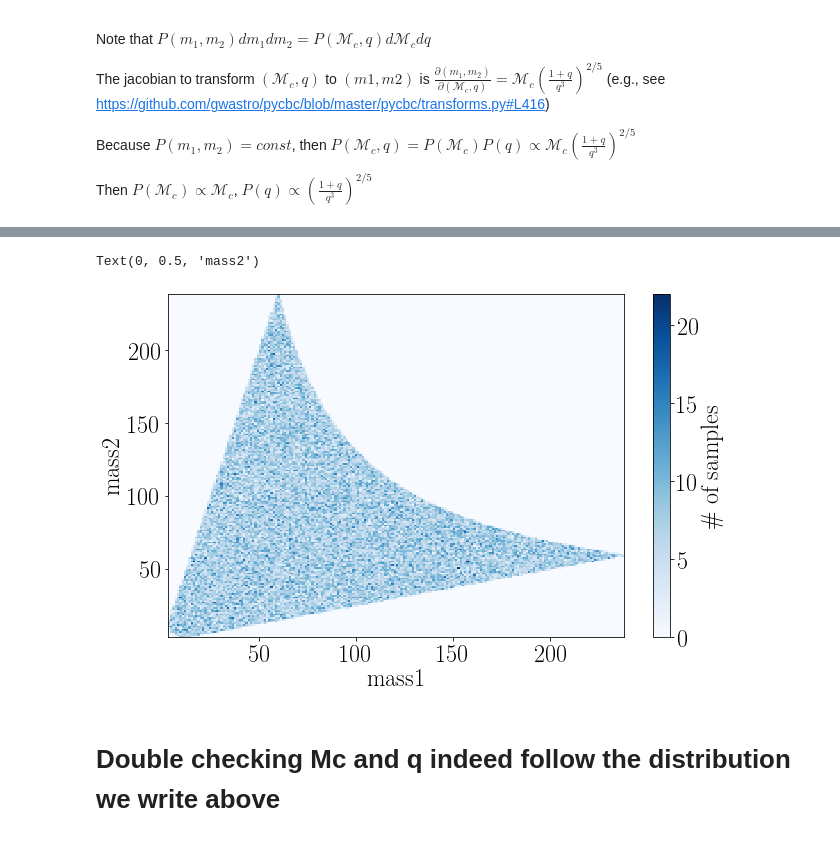
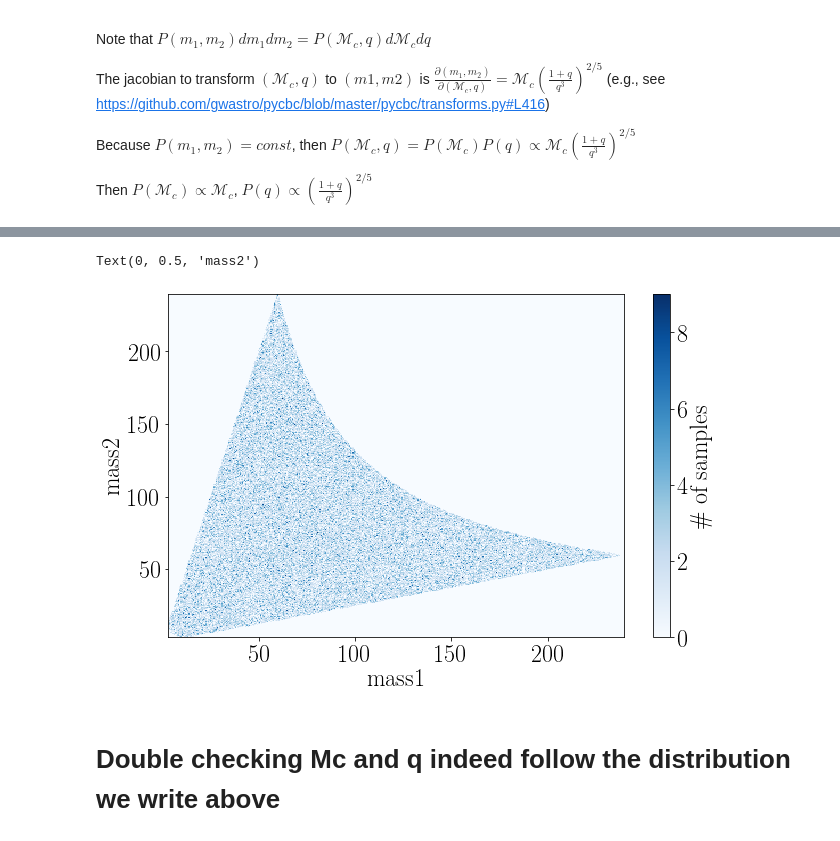
Before and after one commit to yi-fan-wang/GWscripts, a Jupyter notebook: pycbc/mchirp_q_from_m1_m2.ipynb, the cells around one changed output, grey strips where cells are left out. Drawn from its saved outputs; the diff is of its cells as text; code cells hidden in the pictures.

```diff
--- a/pycbc/mchirp_q_from_m1_m2.ipynb
+++ b/pycbc/mchirp_q_from_m1_m2.ipynb
@@ -64,12 +64,12 @@ Text(0, 0.5, 'Mass Ratio')
 # %%
 #plt.figure(figsize = (fig_width,fig_width))
-plt.hist2d(m1, m2, bins=200,cmap='Blues')
+plt.hist2d(m1, m2, bins=400,cmap='Blues')
 plt.colorbar(label=r'$\#$ of samples')
 plt.xlabel('mass1')
 plt.ylabel('mass2')
 # %% [output]
 Text(0, 0.5, 'mass2')
-[figure, old version]
+[figure, new version]
 # %% [markdown]
 # Double checking Mc and q  indeed follow the distribution we write above
 # %%
```
Also changed, not shown: parts of 9 cells of this notebook.
